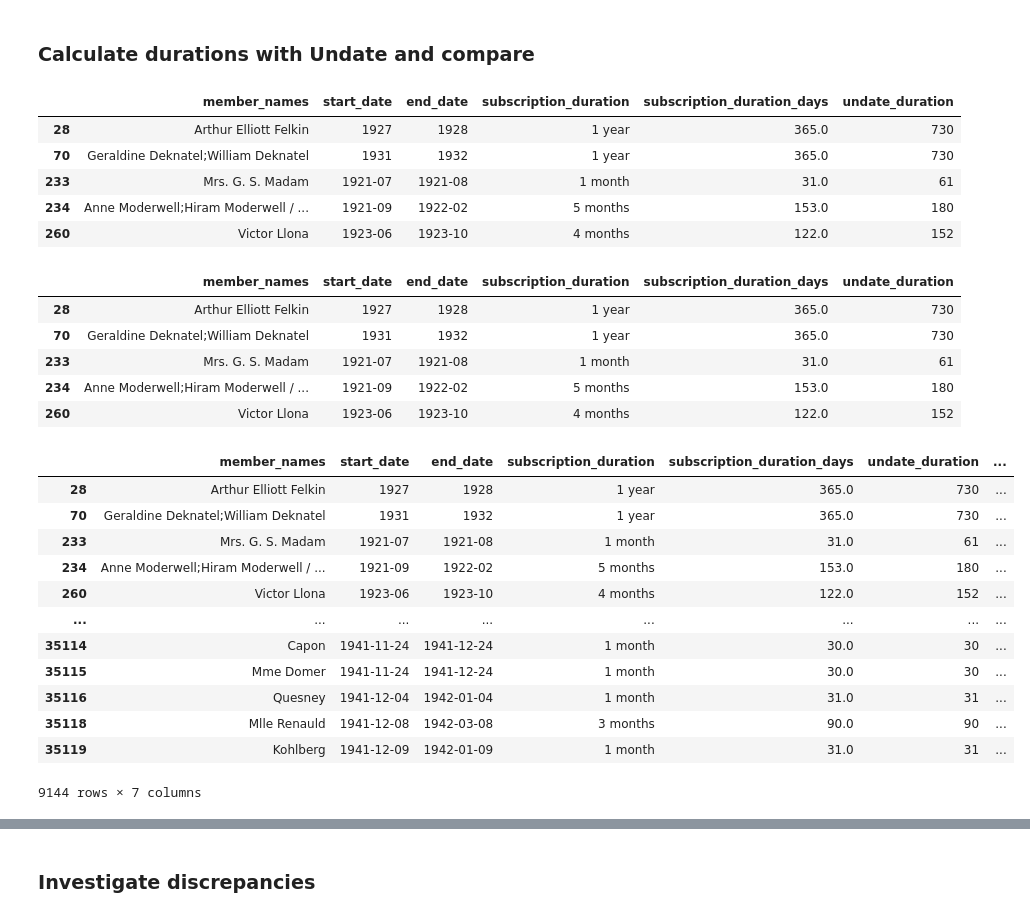
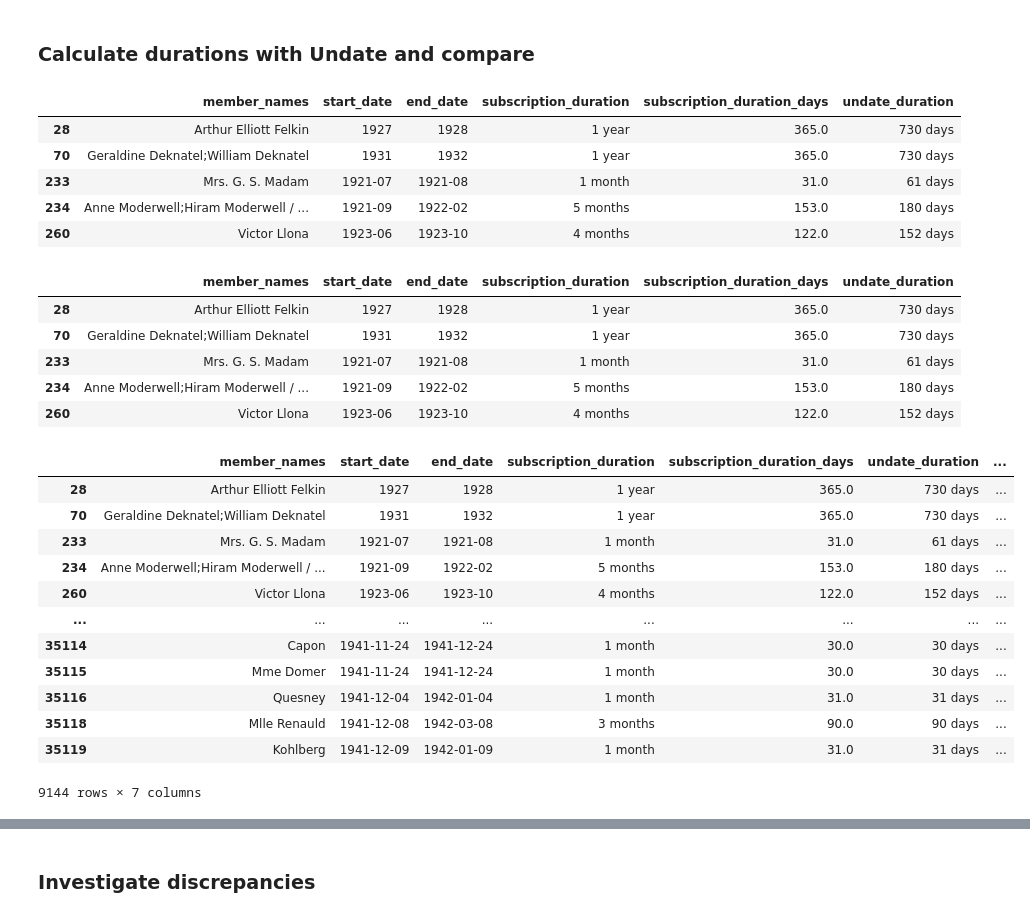
Before and after one commit to dh-tech/undate-python, a Jupyter notebook: examples/notebooks/shxco_partial_date_durations.ipynb, the cells around one changed output, grey strips where cells are left out. Cells and saved outputs as stored; diff of their text form; code cells hidden in the pictures.

Commit message:
Improve duration handling for unknown years

```diff
--- a/examples/notebooks/shxco_partial_date_durations.ipynb
+++ b/examples/notebooks/shxco_partial_date_durations.ipynb
@@ -39,4 +39,5 @@ Define a method to initialize an `UndateInterval` from start and end date string
 # %%
+from undate.date import ONE_DAY
 from undate.undate import UndateInterval
 from undate.dateformat.iso8601 import ISO8601DateFormat
 
@@ -48,9 +49,8 @@ def undate_duration(start_date, end_date):
   interval = UndateInterval(earliest=unstart, latest=unend)
 
   # subtract one here for simplicity of comparison,
-  # to reconcile difference between how duration logic
-
-  return interval.duration().days - 1
+  # to reconcile differences between duration logic
+  return interval.duration() - ONE_DAY
 # %% [markdown]
 ## Compare subscription event durations
 
@@ -134,38 +133,38 @@ subs_duration["undate_duration"] = subs_duration.apply(lambda row: undate_durati
 subs_duration.head()
 # %% [output]
 |  | member_names | start_date | end_date | subscription_duration | subscription_duration_days | undate_duration |
-| 28 | Arthur Elliott Felkin | 1927 | 1928 | 1 year | 365.0 | 730 |
-| 70 | Geraldine Deknatel;William Deknatel | 1931 | 1932 | 1 year | 365.0 | 730 |
-| 233 | Mrs. G. S. Madam | 1921-07 | 1921-08 | 1 month | 31.0 | 61 |
-| 234 | Anne Moderwell;Hiram Moderwell / ... | 1921-09 | 1922-02 | 5 months | 153.0 | 180 |
-| 260 | Victor Llona | 1923-06 | 1923-10 | 4 months | 122.0 | 152 |
+| 28 | Arthur Elliott Felkin | 1927 | 1928 | 1 year | 365.0 | 730 days |
+| 70 | Geraldine Deknatel;William Deknatel | 1931 | 1932 | 1 year | 365.0 | 730 days |
+| 233 | Mrs. G. S. Madam | 1921-07 | 1921-08 | 1 month | 31.0 | 61 days |
+| 234 | Anne Moderwell;Hiram Moderwell / ... | 1921-09 | 1922-02 | 5 months | 153.0 | 180 days |
+| 260 | Victor Llona | 1923-06 | 1923-10 | 4 months | 122.0 | 152 days |
 # %%
 # Compare undate duration with dataset duration
 subs_duration.head()
 # %% [output]
 |  | member_names | start_date | end_date | subscription_duration | subscription_duration_days | undate_duration |
-| 28 | Arthur Elliott Felkin | 1927 | 1928 | 1 year | 365.0 | 730 |
-| 70 | Geraldine Deknatel;William Deknatel | 1931 | 1932 | 1 year | 365.0 | 730 |
-| 233 | Mrs. G. S. Madam | 1921-07 | 1921-08 | 1 month | 31.0 | 61 |
-| 234 | Anne Moderwell;Hiram Moderwell / ... | 1921-09 | 1922-02 | 5 months | 153.0 | 180 |
-| 260 | Victor Llona | 1923-06 | 1923-10 | 4 months | 122.0 | 152 |
+| 28 | Arthur Elliott Felkin | 1927 | 1928 | 1 year | 365.0 | 730 days |
+| 70 | Geraldine Deknatel;William Deknatel | 1931 | 1932 | 1 year | 365.0 | 730 days |
+| 233 | Mrs. G. S. Madam | 1921-07 | 1921-08 | 1 month | 31.0 | 61 days |
+| 234 | Anne Moderwell;Hiram Moderwell / ... | 1921-09 | 1922-02 | 5 months | 153.0 | 180 days |
+| 260 | Victor Llona | 1923-06 | 1923-10 | 4 months | 122.0 | 152 days |
 # %%
 # what's the difference between the two?
-subs_duration['duration_diff'] = subs_duration.apply(lambda row: row.undate_duration - row.subscription_duration_days, axis=1)
+subs_duration['duration_diff'] = subs_duration.apply(lambda row: row.undate_duration.astype("int") - row.subscription_duration_days, axis=1)
 subs_duration
 # %% [output]
 |  | member_names | start_date | end_date | subscription_duration | subscription_duration_days | undate_duration | ... |
-| 28 | Arthur Elliott Felkin | 1927 | 1928 | 1 year | 365.0 | 730 | ... |
-| 70 | Geraldine Deknatel;William Deknatel | 1931 | 1932 | 1 year | 365.0 | 730 | ... |
-| 233 | Mrs. G. S. Madam | 1921-07 | 1921-08 | 1 month | 31.0 | 61 | ... |
-| 234 | Anne Moderwell;Hiram Moderwell / ... | 1921-09 | 1922-02 | 5 months | 153.0 | 180 | ... |
-| 260 | Victor Llona | 1923-06 | 1923-10 | 4 months | 122.0 | 152 | ... |
+| 28 | Arthur Elliott Felkin | 1927 | 1928 | 1 year | 365.0 | 730 days | ... |
+| 70 | Geraldine Deknatel;William Deknatel | 1931 | 1932 | 1 year | 365.0 | 730 days | ... |
+| 233 | Mrs. G. S. Madam | 1921-07 | 1921-08 | 1 month | 31.0 | 61 days | ... |
+| 234 | Anne Moderwell;Hiram Moderwell / ... | 1921-09 | 1922-02 | 5 months | 153.0 | 180 days | ... |
+| 260 | Victor Llona | 1923-06 | 1923-10 | 4 months | 122.0 | 152 days | ... |
 | ... | ... | ... | ... | ... | ... | ... | ... |
-| 35114 | Capon | 1941-11-24 | 1941-12-24 | 1 month | 30.0 | 30 | ... |
-| 35115 | Mme Domer | 1941-11-24 | 1941-12-24 | 1 month | 30.0 | 30 | ... |
-| 35116 | Quesney | 1941-12-04 | 1942-01-04 | 1 month | 31.0 | 31 | ... |
-| 35118 | Mlle Renauld | 1941-12-08 | 1942-03-08 | 3 months | 90.0 | 90 | ... |
-| 35119 | Kohlberg | 1941-12-09 | 1942-01-09 | 1 month | 31.0 | 31 | ... |
+| 35114 | Capon | 1941-11-24 | 1941-12-24 | 1 month | 30.0 | 30 days | ... |
+| 35115 | Mme Domer | 1941-11-24 | 1941-12-24 | 1 month | 30.0 | 30 days | ... |
+| 35116 | Quesney | 1941-12-04 | 1942-01-04 | 1 month | 31.0 | 31 days | ... |
+| 35118 | Mlle Renauld | 1941-12-08 | 1942-03-08 | 3 months | 90.0 | 90 days | ... |
+| 35119 | Kohlberg | 1941-12-09 | 1942-01-09 | 1 month | 31.0 | 31 days | ... |
 9144 rows × 7 columns
 # %%
 subs_duration['duration_diff'].value_counts()
```
Also changed, not shown: parts of 14 cells of this notebook, 2 other files.
